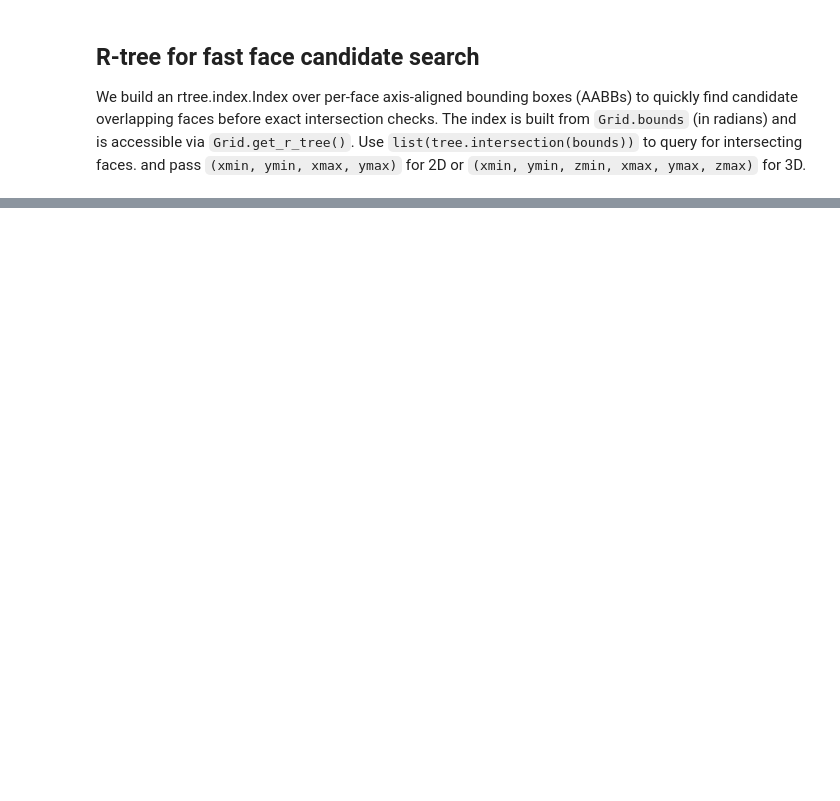
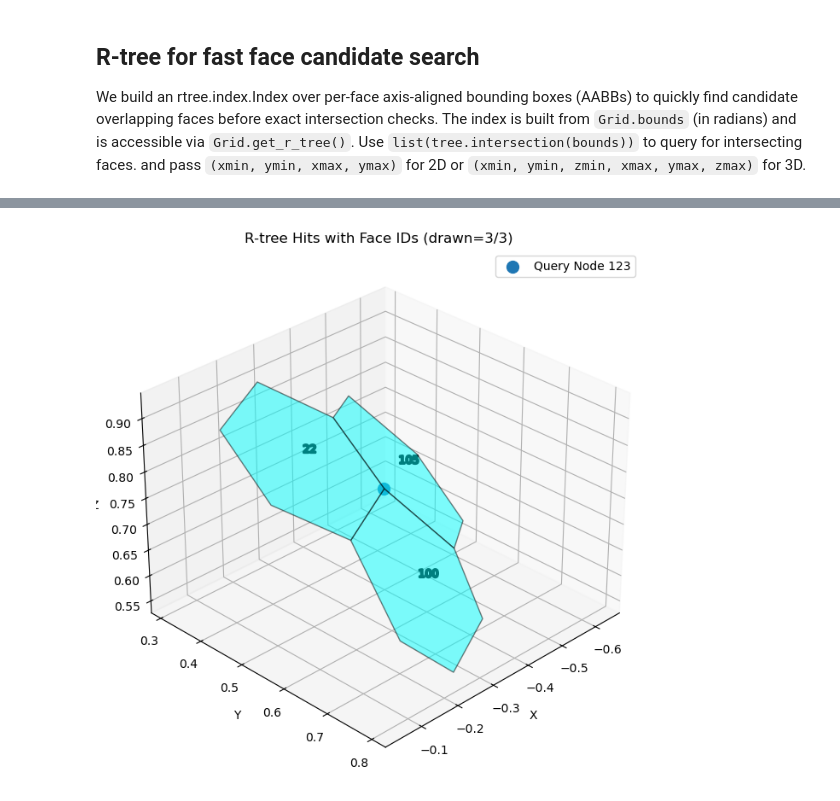
Before and after one commit to UXARRAY/uxarray, a Jupyter notebook: docs/user-guide/tree_structures.ipynb, the cells around one changed output, grey strips where cells are left out. Drawn from its saved outputs; the diff is of its cells as text; code cells hidden in the pictures; blank space fills up the shorter version.

Commit message:
o Add more to user guide, single node degenerate case AABB retreival

```diff
--- a/docs/user-guide/tree_structures.ipynb
+++ b/docs/user-guide/tree_structures.ipynb
@@ -106,0 +125,68 @@ pairs
+# %%
+import matplotlib.patheffects as pe
+from mpl_toolkits.mplot3d.art3d import Poly3DCollection
+
+from uxarray.grid.r_tree import construct_face_rtree_from_bounds
+
+# --- IO & index ---
+ugrid = ux.open_grid(
+    "/nfs/lambda_stor_01/homes/jain/uxarray/test/meshfiles/mpas/QU/mesh.QU.1920km.151026.nc"
+)
+rtree, boxes, dim = construct_face_rtree_from_bounds(ugrid.bounds)
+
+# Ensure face centroids are available (uses cartesian average; "welzl" also supported)
+if not hasattr(ugrid, "face_x"):
+    ugrid.construct_face_centers()  # default method="cartesian average"
+
+# --- Query ---
+node_id = 123
+x, y, z = map(
+    float, (ugrid.node_x[node_id], ugrid.node_y[node_id], ugrid.node_z[node_id])
+)
+hits = np.fromiter(rtree.intersection((x, y, z, x, y, z)), dtype=np.int64)
+
+# --- Connectivity / coords ---
+fnc = ugrid.face_node_connectivity.values
+kpf = ugrid.n_nodes_per_face.values
+nx, ny, nz = ugrid.node_x.values, ugrid.node_y.values, ugrid.node_z.values
+
+# --- Plot ---
+fig = plt.figure(figsize=(10, 8))
+ax = fig.add_subplot(111, projection="3d")
+ax.scatter(x, y, z, s=100, label=f"Query Node {node_id}")
+allV = []
+
+for fid in hits:
+    n = int(kpf[fid])
+    idx = fnc[fid, :n]
+    V = np.column_stack((nx[idx], ny[idx], nz[idx])).astype(float)
+    if not np.allclose(V[0], V[-1]):
+        V = np.vstack([V, V[0]])
+    ax.add_collection3d(
+        Poly3DCollection([V], alpha=0.5, facecolor="cyan", edgecolor="k")
+    )
+    # label at centroid with outward nudge along unit normal (≈ normalized centroid on unit sphere)
+    c = np.array(
+        [float(ugrid.face_x[fid]), float(ugrid.face_y[fid]), float(ugrid.face_z[fid])]
+    )
+    nrm = c / (np.linalg.norm(c) + 1e-15)
+    cx, cy, cz = c + 0.01 * nrm
+    txt = ax.text(cx, cy, cz, str(int(fid)), ha="center", va="center", fontsize=9)
+    txt.set_path_effects([pe.withStroke(linewidth=2, foreground="black")])
+    allV.append(V)
+
+# bounds + cosmetics
+P = np.vstack(allV)
+pad = 0.06 * np.ptp(P, axis=0).max()
+ax.set_xlim(P[:, 0].min() - pad, P[:, 0].max() + pad)
+ax.set_ylim(P[:, 1].min() - pad, P[:, 1].max() + pad)
+ax.set_zlim(P[:, 2].min() - pad, P[:, 2].max() + pad)
+ax.view_init(30, 45)
+ax.set_xlabel("X")
+ax.set_ylabel("Y")
+ax.set_zlabel("Z")
+ax.set_title(f"R-tree Hits with Face IDs (drawn={len(allV)}/{len(hits)})")
+ax.legend()
+plt.show()
+# %% [output]
+[figure, added]
```
Also changed, not shown: parts of 6 cells of this notebook, 1 other file.
